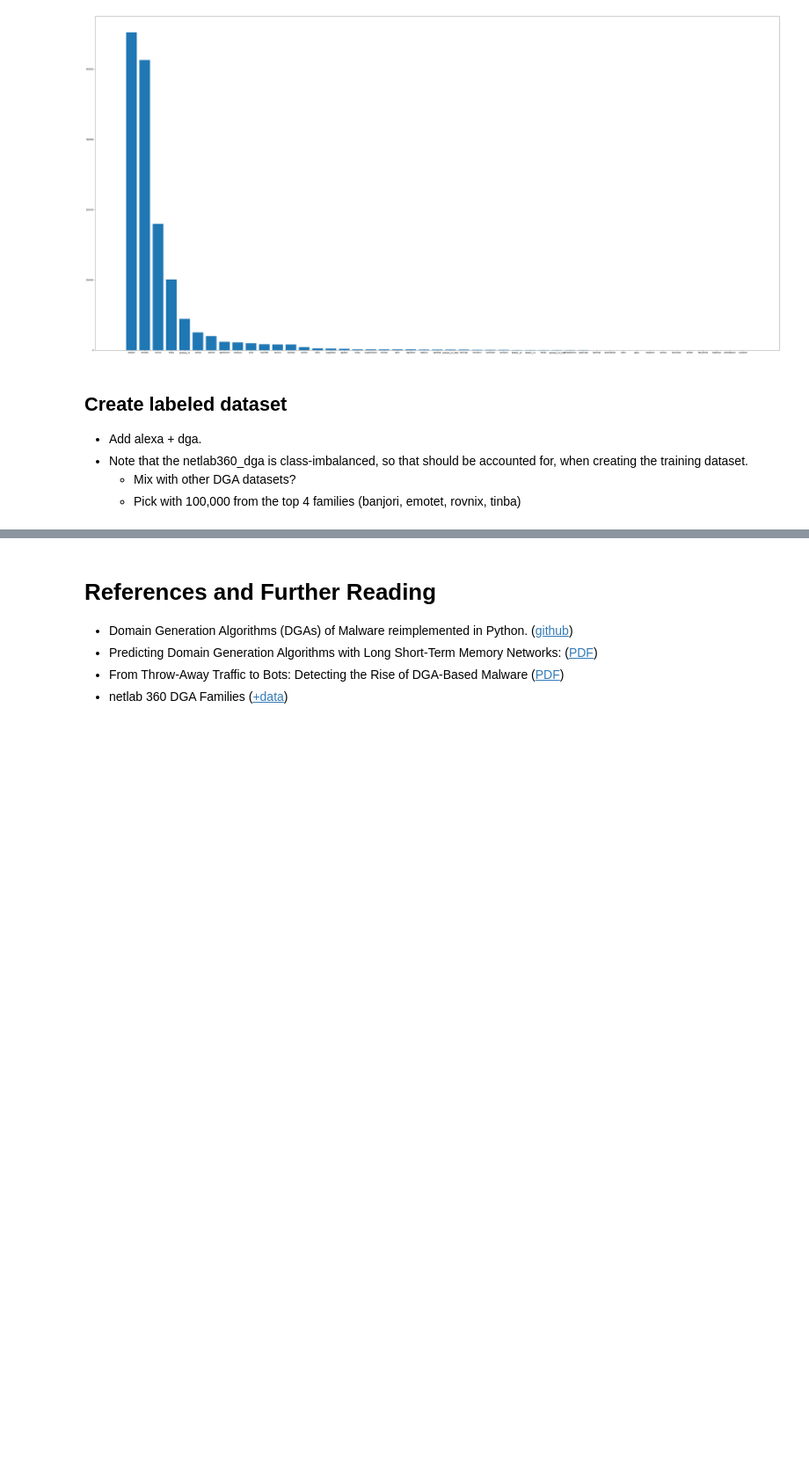
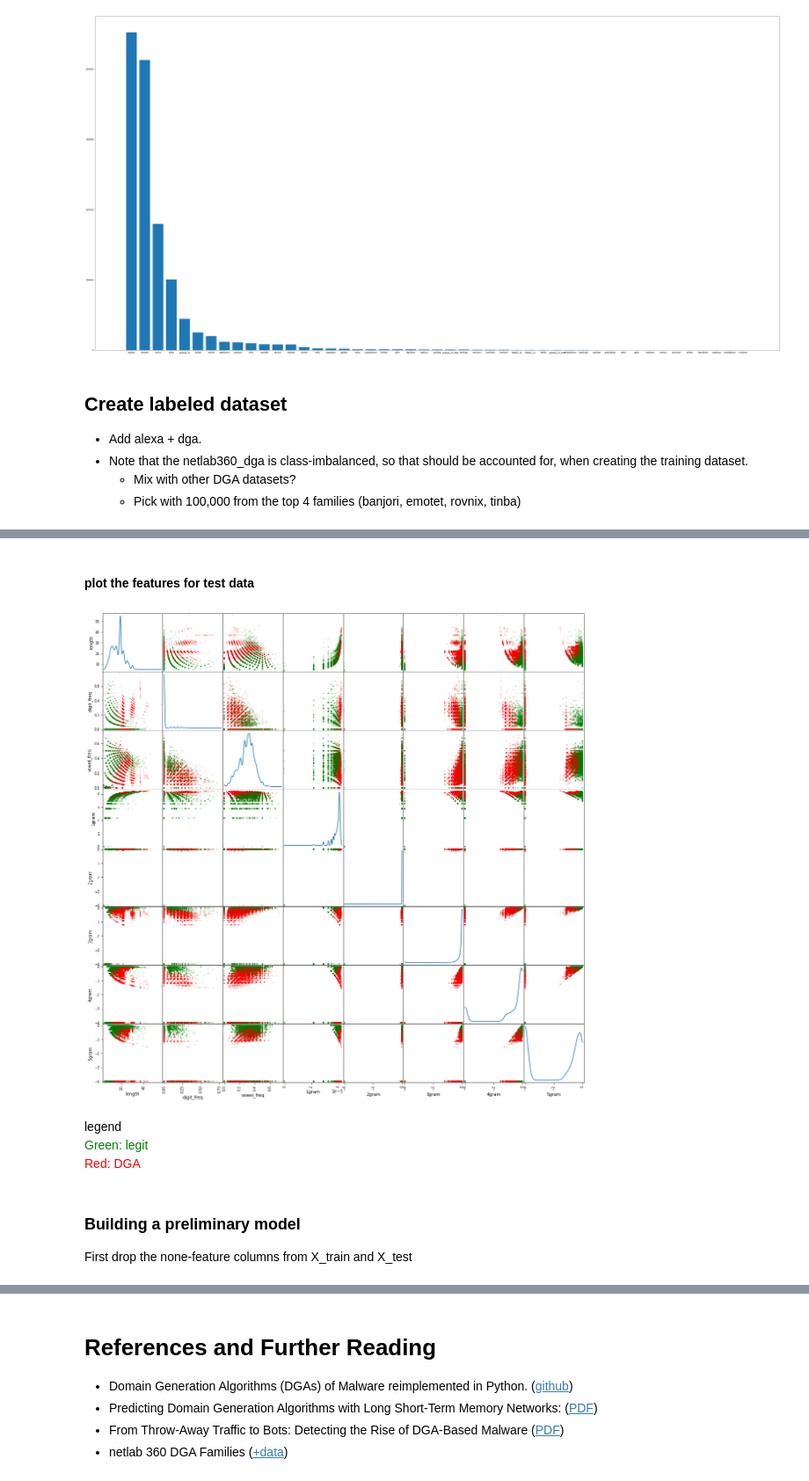
Before and after one commit to hyounesy/knowleDGAble, a Jupyter notebook: knowleDGAble.ipynb, the cells around one changed output, grey strips where cells are left out. Shown at 88% size. Drawn from its saved outputs; the diff is of its cells as text; code cells hidden in the pictures; blank space fills up the shorter version.

```diff
--- a/knowleDGAble.ipynb
+++ b/knowleDGAble.ipynb
@@ -130,0 +216,21 @@ print(list(ngrams('youtube', 3)))
+# %%
+# computes the n-gram score for a domain
+def compute_ngram_score(full_domain, n, ngram_dict):
+    ngrams = get_ngrams(full_domain, n)
+    score = sum([(1.0 if ng in ngrams_dict else 0) for ng in ngrams])
+    return np.log10(0.0001 + score / (len(ngrams) + 0.0001)) # normalize by number of n-grams
+# %%
+legit_domains = X_train.loc[X_train['class']==0]['domain']
+print('computing the n-grams ...')
+for n in n_range: # n-gram range
+    # compute the n-gram dictionary for this n
+    ngrams_dict = {}
+    for full_domain in legit_domains:
+        for ng in get_ngrams(full_domain, n):
+            ngrams_dict[ng] = ngrams_dict.get(ng, 0) + 1
+    print(f'{n}-gram dictionary size: {len(ngrams_dict)}')
+    print(f'calculating {n}-grams for all domains...')
+    X_train[f'{n}gram'] = [compute_ngram_score(domain, n, ngrams_dict) for domain in X_train.domain]
+    X_test[f'{n}gram'] = [compute_ngram_score(domain, n, ngrams_dict) for domain in X_test.domain]
+
+X_train
@@ -130,0 +262,18 @@ print(list(ngrams('youtube', 3)))
+# %% [markdown]
+#### plot the features for test data
+# %%
+class_colors=['green' if c == 0 else 'red' for c in X_test['class']]
+pd.plotting.scatter_matrix(X_test.drop(['domain', 'class', 'family'], axis=1),
+                           figsize=(20, 20),
+                           diagonal='kde', #'hist'
+                           alpha=0.2,
+                           c=class_colors);
+# %% [output]
+[figure, added]
+# %% [markdown]
+legend<br>
+<font color="green">Green: legit</font><br>
+<font color="red">Red: DGA </font>
+# %% [markdown]
+### Building a preliminary model
+First drop the none-feature columns from X_train and X_test
```
Also changed, not shown: parts of 34 cells of this notebook.
